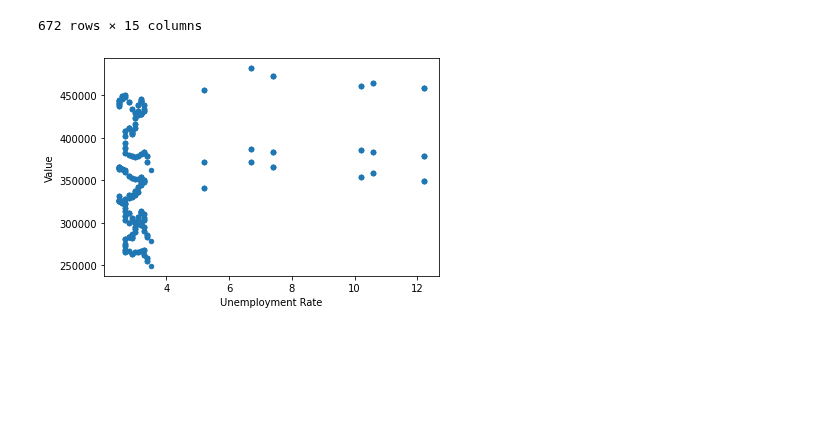
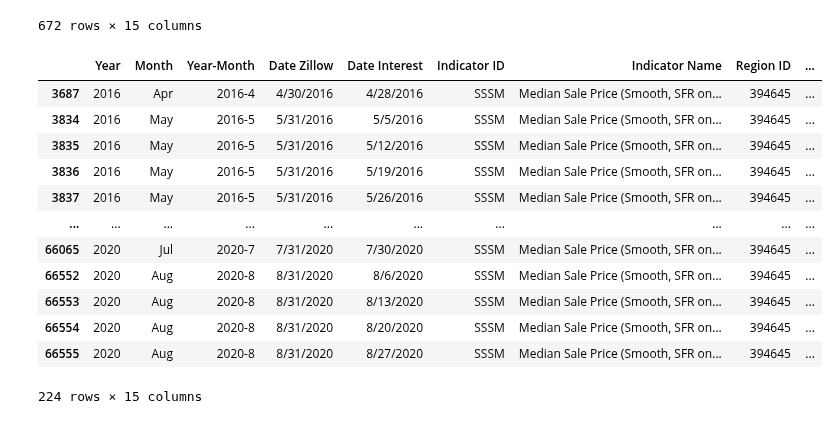
Before and after one commit to binetala/The_Very_Best_Team, a Jupyter notebook: Cole/median_sale_price_analyses.ipynb, the cells around one changed output. Drawn from its saved outputs; the diff is of its cells as text; code cells hidden in the pictures; blank space fills up the shorter version.

```diff
--- a/Cole/median_sale_price_analyses.ipynb
+++ b/Cole/median_sale_price_analyses.ipynb
@@ -38,7 +39,20 @@ sssm_df
 | 66554 | 2020 | Aug | 2020-8 | 8/31/2020 | 8/20/2020 | SSSM | Median Sale Price (Smooth, SFR on... | 394645 | ... |
 | 66555 | 2020 | Aug | 2020-8 | 8/31/2020 | 8/27/2020 | SSSM | Median Sale Price (Smooth, SFR on... | 394645 | ... |
 672 rows × 15 columns
-# %%
-sssm_scatter = sssm_df.plot("Unemployment Rate", "Value", kind="scatter")
-# %% [output]
-[figure, removed]
+# %%
+sssm_df_greely = sssm_df[sssm_df["Region Name"].str.contains("Greeley")]
+sssm_df_greely
+# %% [output]
+|  | Year | Month | Year-Month | Date Zillow | Date Interest | Indicator ID | Indicator Name | Region ID | ... |
+| 3687 | 2016 | Apr | 2016-4 | 4/30/2016 | 4/28/2016 | SSSM | Median Sale Price (Smooth, SFR on... | 394645 | ... |
+| 3834 | 2016 | May | 2016-5 | 5/31/2016 | 5/5/2016 | SSSM | Median Sale Price (Smooth, SFR on... | 394645 | ... |
+| 3835 | 2016 | May | 2016-5 | 5/31/2016 | 5/12/2016 | SSSM | Median Sale Price (Smooth, SFR on... | 394645 | ... |
+| 3836 | 2016 | May | 2016-5 | 5/31/2016 | 5/19/2016 | SSSM | Median Sale Price (Smooth, SFR on... | 394645 | ... |
+| 3837 | 2016 | May | 2016-5 | 5/31/2016 | 5/26/2016 | SSSM | Median Sale Price (Smooth, SFR on... | 394645 | ... |
+| ... | ... | ... | ... | ... | ... | ... | ... | ... | ... |
+| 66065 | 2020 | Jul | 2020-7 | 7/31/2020 | 7/30/2020 | SSSM | Median Sale Price (Smooth, SFR on... | 394645 | ... |
+| 66552 | 2020 | Aug | 2020-8 | 8/31/2020 | 8/6/2020 | SSSM | Median Sale Price (Smooth, SFR on... | 394645 | ... |
+| 66553 | 2020 | Aug | 2020-8 | 8/31/2020 | 8/13/2020 | SSSM | Median Sale Price (Smooth, SFR on... | 394645 | ... |
+| 66554 | 2020 | Aug | 2020-8 | 8/31/2020 | 8/20/2020 | SSSM | Median Sale Price (Smooth, SFR on... | 394645 | ... |
+| 66555 | 2020 | Aug | 2020-8 | 8/31/2020 | 8/27/2020 | SSSM | Median Sale Price (Smooth, SFR on... | 394645 | ... |
+224 rows × 15 columns
```
Also changed, not shown: parts of 3 cells of this notebook.
